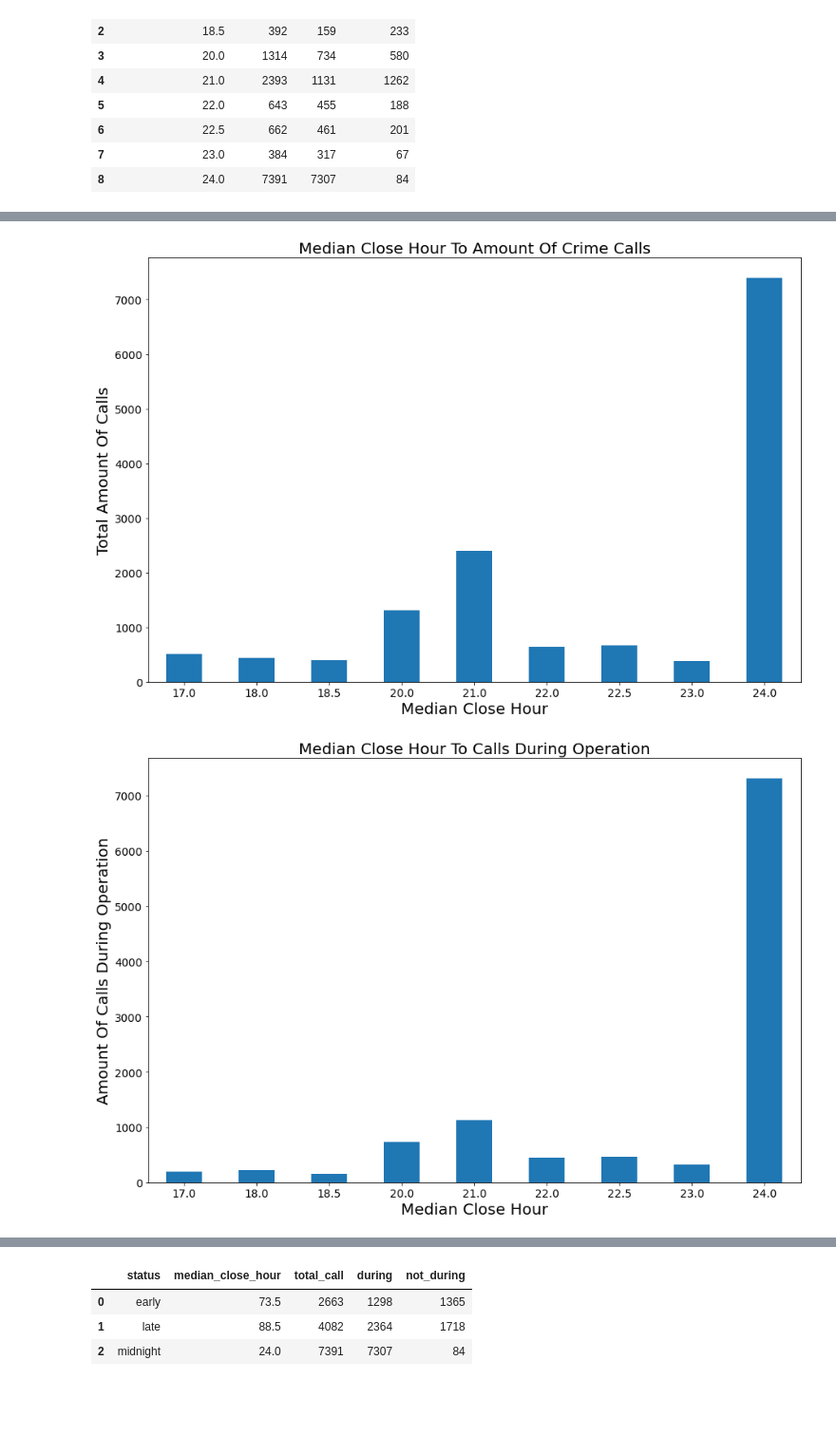
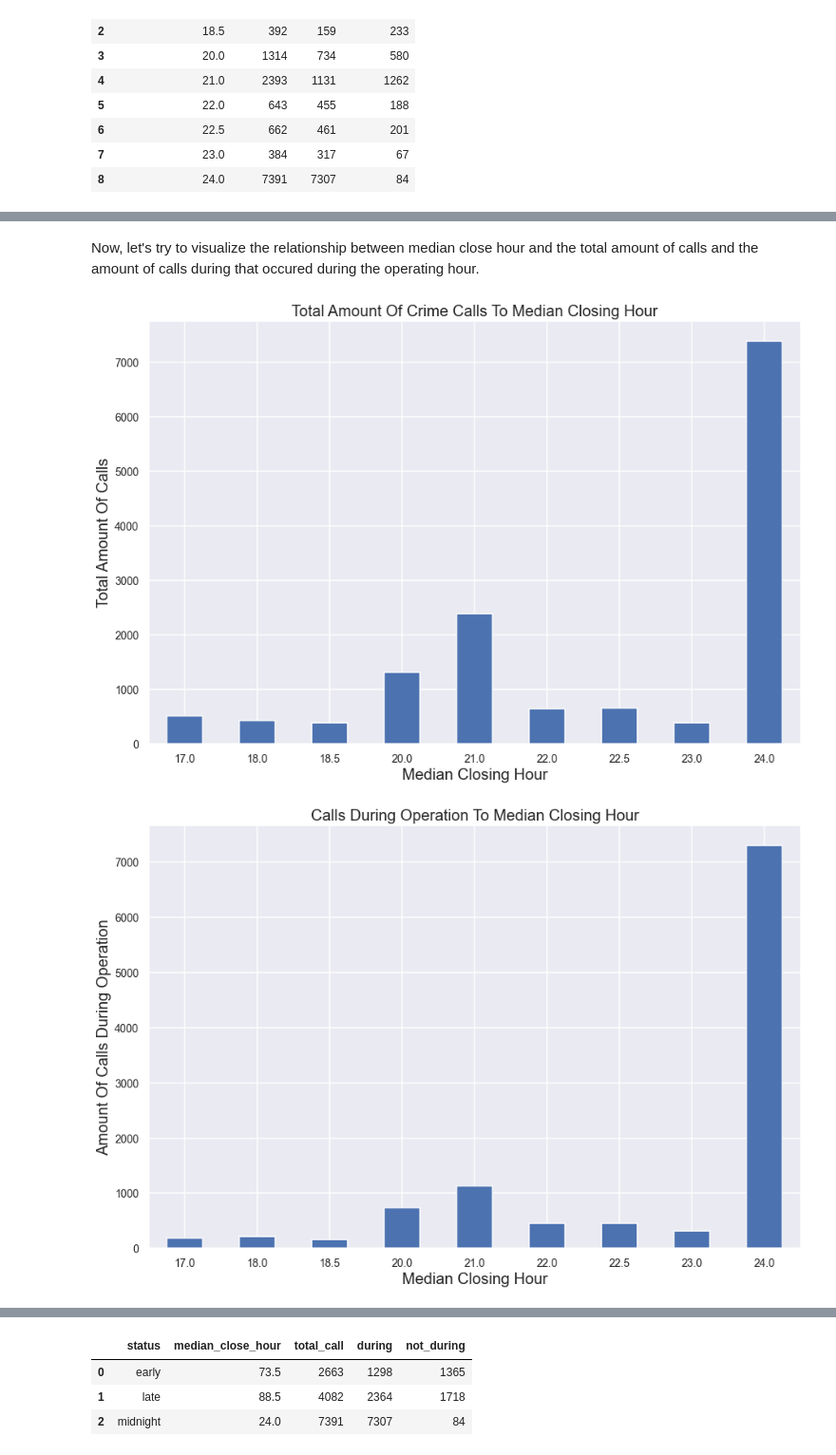
Before and after one commit to tnl001/individual_fa20, a Jupyter notebook: final_project/FinalProject_tnl001.ipynb, the cells around one changed output, grey strips where cells are left out. Shown: that part at 95% size. Drawn from its saved outputs; the diff is of its cells as text; code cells hidden in the pictures; blank space fills up the shorter version.

```diff
--- a/final_project/FinalProject_tnl001.ipynb
+++ b/final_project/FinalProject_tnl001.ipynb
@@ -72,3 +85,6 @@ warnings.filterwarnings('ignore')
+# %%
+sns.set()
+sns.set_context('talk')
 # %% [markdown]
 # Data Cleaning
 # %% [markdown]
@@ -894,23 +908,25 @@ By just looking at this table, we already have a sense of what the distribution
+# %% [markdown]
+Now, let's try to visualize the relationship between median close hour and the total amount of calls and the amount of calls during that occured during the operating hour.
 # %%
 # Total Amount of Calls
 grouped_by_hour.sort_values('median_close_hour').plot(x='median_close_hour',y='total_call', rot=0,
                                                       kind='bar', figsize=(15,10), legend=False)
-plt.title("Median Close Hour To Amount Of Crime Calls", size=20)
-plt.xlabel('Median Close Hour', size=20)
+plt.title("Total Amount Of Crime Calls To Median Closing Hour", size=20)
+plt.xlabel('Median Closing Hour', size=20)
 plt.ylabel('Total Amount Of Calls', size=20)
 plt.xticks(fontsize=14)
 plt.yticks(fontsize=14)
 f2 = plt.gcf()
 
 # Amount of Calls During Operation Hour
 grouped_by_hour.sort_values('median_close_hour').plot(x='median_close_hour',y='during', rot=0,
                                                       kind='bar', figsize=(15,10), legend=False)
-plt.title("Median Close Hour To Calls During Operation", size=20)
-plt.xlabel('Median Close Hour', size=20)
+plt.title("Calls During Operation To Median Closing Hour", size=20)
+plt.xlabel('Median Closing Hour', size=20)
 plt.ylabel('Amount Of Calls During Operation', size=20)
 plt.xticks(fontsize=14)
 plt.yticks(fontsize=14)
 f3 = plt.gcf()
 # %% [output]
-[figure, old version]
+[figure, new version]
-[figure, old version]
+[figure, new version]
```
Also changed, not shown: parts of 73 cells of this notebook.
